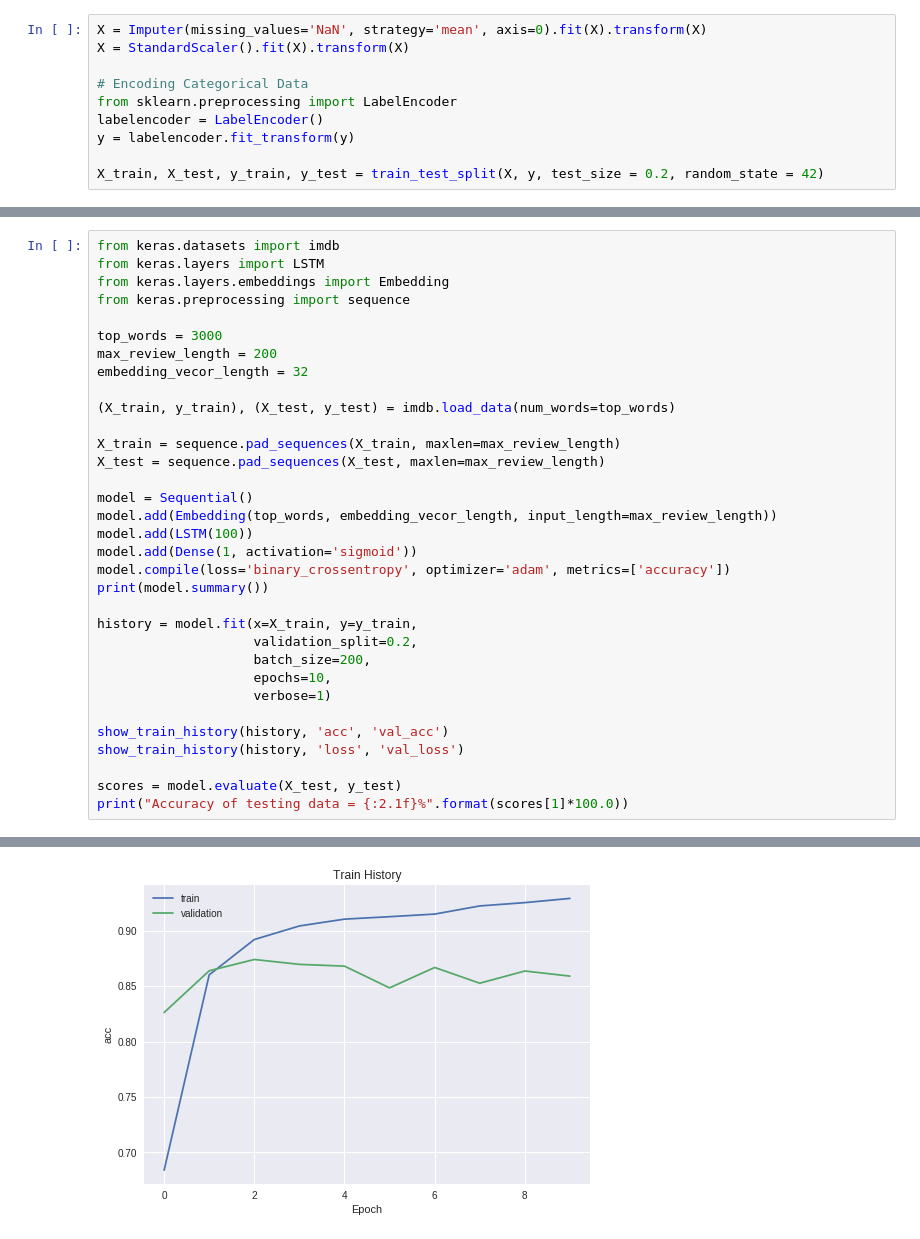
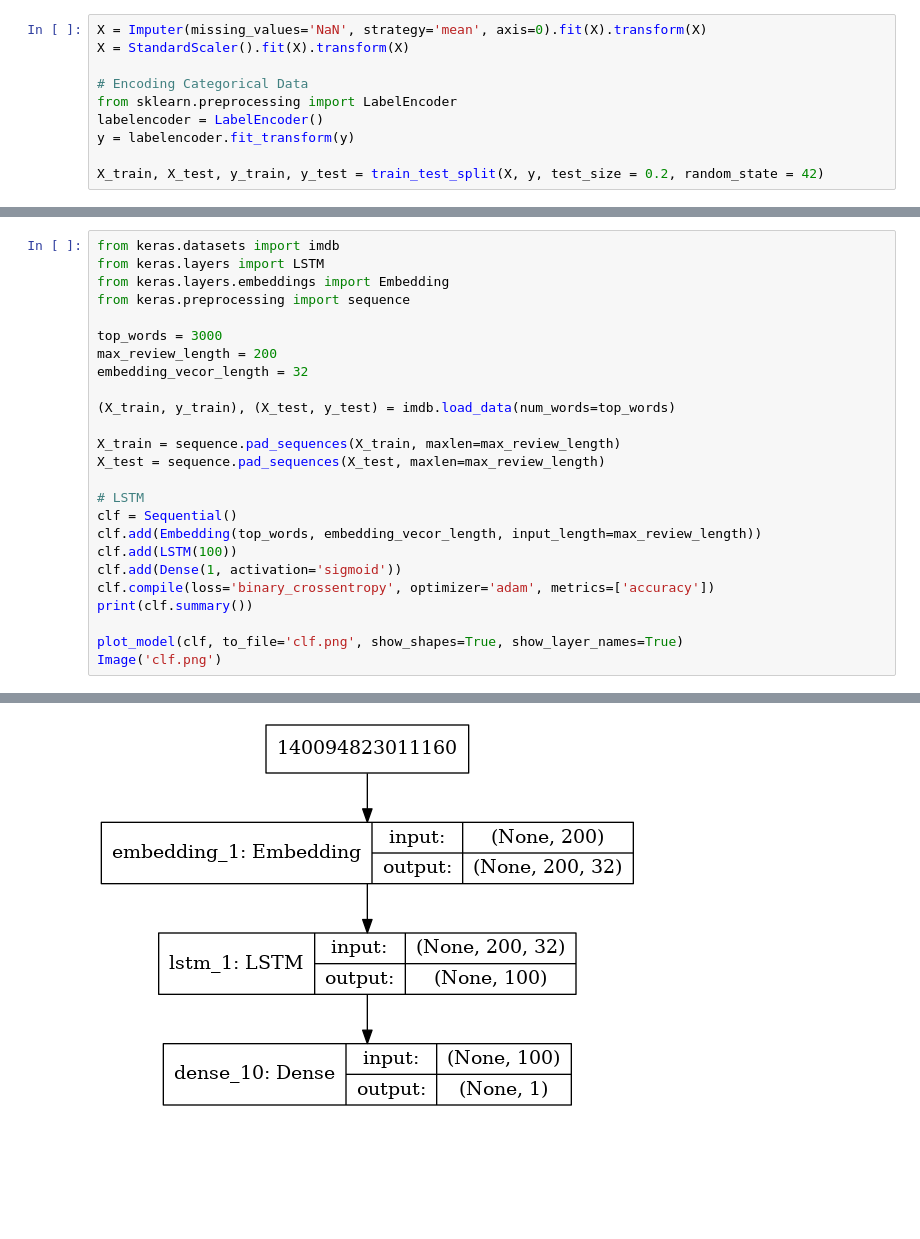
Before and after one commit to ckbjimmy/2018_mlw, a Jupyter notebook: nb3_nn.ipynb, the cells around one changed output, grey strips where cells are left out. Saved outputs shown, nothing was run; the diff lists cells and outputs as text; blank space fills up the shorter version.

```diff
--- a/nb3_nn.ipynb
+++ b/nb3_nn.ipynb
@@ -433,22 +577,14 @@ embedding_vecor_length = 32
 X_train = sequence.pad_sequences(X_train, maxlen=max_review_length)
 X_test = sequence.pad_sequences(X_test, maxlen=max_review_length)
 
-model = Sequential()
-model.add(Embedding(top_words, embedding_vecor_length, input_length=max_review_length))
-model.add(LSTM(100))
-model.add(Dense(1, activation='sigmoid'))
-model.compile(loss='binary_crossentropy', optimizer='adam', metrics=['accuracy'])
-print(model.summary())
+# LSTM
+clf = Sequential()
+clf.add(Embedding(top_words, embedding_vecor_length, input_length=max_review_length))
+clf.add(LSTM(100))
+clf.add(Dense(1, activation='sigmoid'))
+clf.compile(loss='binary_crossentropy', optimizer='adam', metrics=['accuracy'])
+print(clf.summary())
 
-history = model.fit(x=X_train, y=y_train,
-                    validation_split=0.2,
-                    batch_size=200,
-                    epochs=10,
-                    verbose=1)
-
-show_train_history(history, 'acc', 'val_acc')
-show_train_history(history, 'loss', 'val_loss')
-
-scores = model.evaluate(X_test, y_test)
-print("Accuracy of testing data = {:2.1f}%".format(scores[1]*100.0))
+plot_model(clf, to_file='clf.png', show_shapes=True, show_layer_names=True)
+Image('clf.png')
 # %% [output]
@@ -472 +607 @@ Epoch 10/10
-[figure, old version]
+[figure, new version]
```
Also changed, not shown: parts of 30 cells of this notebook.
